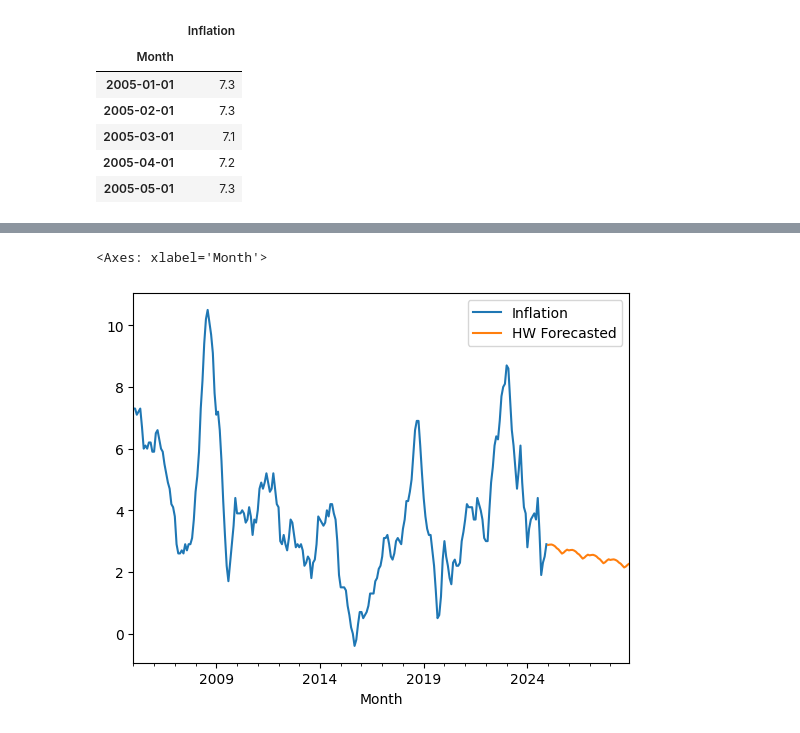
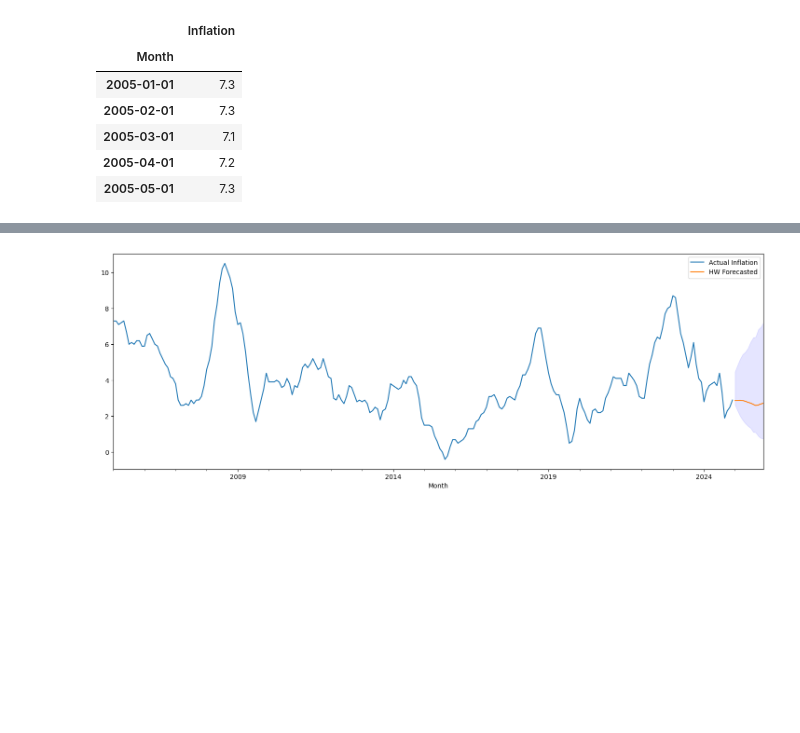
Before and after one commit to niceWizzard/mathmod_proj, a Jupyter notebook: inflation_holtwinter.ipynb, the cells around one changed output, grey strips where cells are left out. Drawn from its saved outputs; the diff is of its cells as text; code cells hidden in the pictures; blank space fills up the shorter version.

```diff
--- a/inflation_holtwinter.ipynb
+++ b/inflation_holtwinter.ipynb
@@ -59,16 +37,32 @@ Split -- Total: 240, Train: 192, Test: 48
 # %%
 # Apply to whole data
+import matplotlib.pyplot as plt
 
+alpha = df.min().iloc[0] + 1
 modelMul = ExponentialSmoothing(
     df + alpha,
     seasonal_periods=12,
     trend="multiplicative",
     seasonal="additive",
     use_boxcox=True,
 ).fit()
 
-df.plot(legend=True, label="Actual Inflation")
-(modelMul.forecast(len(test)) - alpha).plot(label="HW Forecasted", legend=True)
+f = modelMul.forecast(12) - alpha
+df["Inflation"].plot(legend=True, label="Actual Inflation")
+f.plot(label="HW Forecasted", legend=True, figsize=(18,6))
+
+n_steps_prediction = 12
+n_repetitions = 1000
+
+df_simul = modelMul.simulate(
+    nsimulations=n_steps_prediction,
+    repetitions=n_repetitions,
+    anchor='end',
+)
+
+upper_ci = df_simul.quantile(q=0.975, axis='columns')
+lower_ci = df_simul.quantile(q=0.025, axis='columns')
+plt.fill_between(f.index, lower_ci, upper_ci, color='blue', alpha=0.1)
+plt.show()
 # %% [output]
-<Axes: xlabel='Month'>
-[figure, old version]
+[figure, new version]
```
Also changed, not shown: parts of 2 cells of this notebook, 2 other files.
